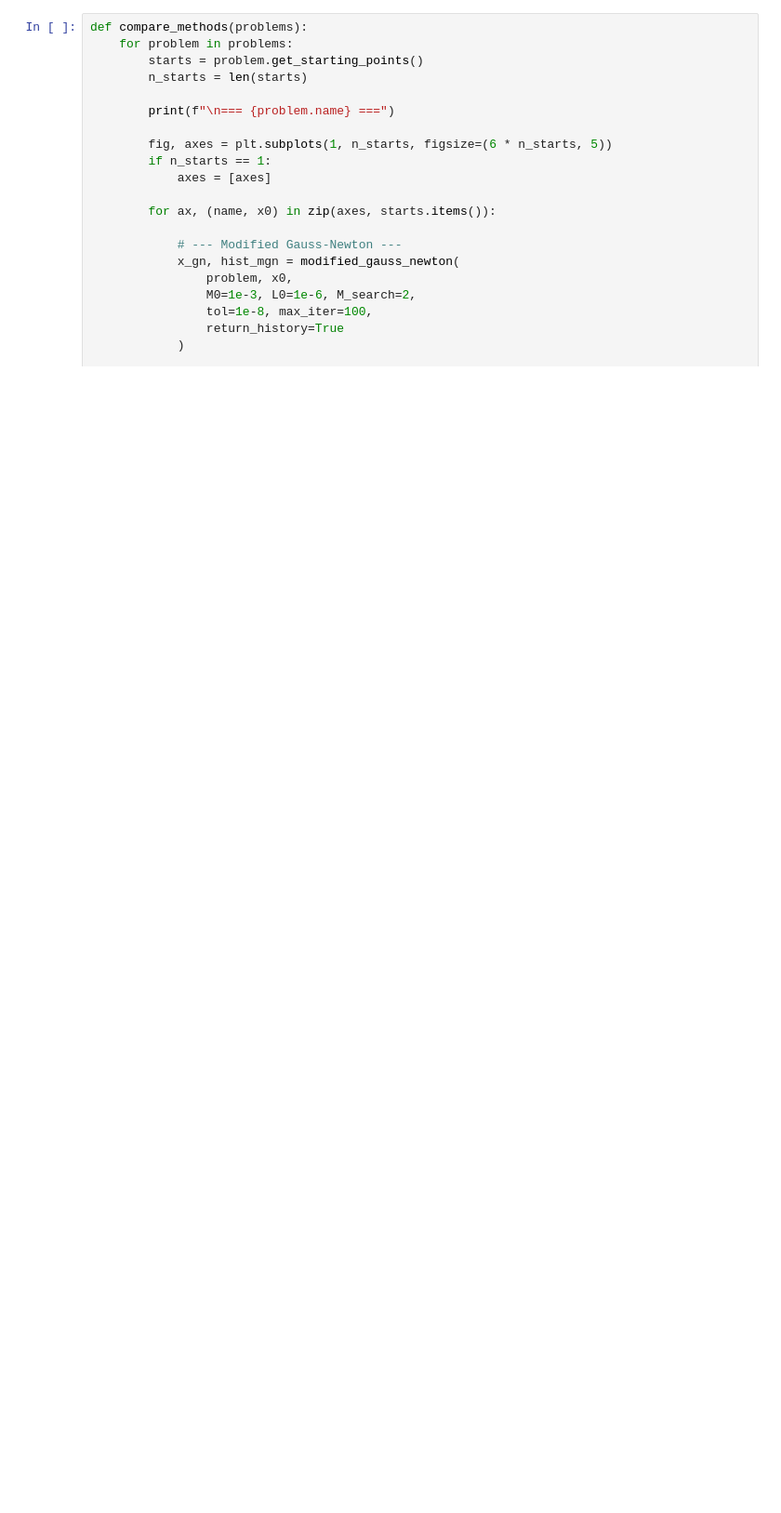
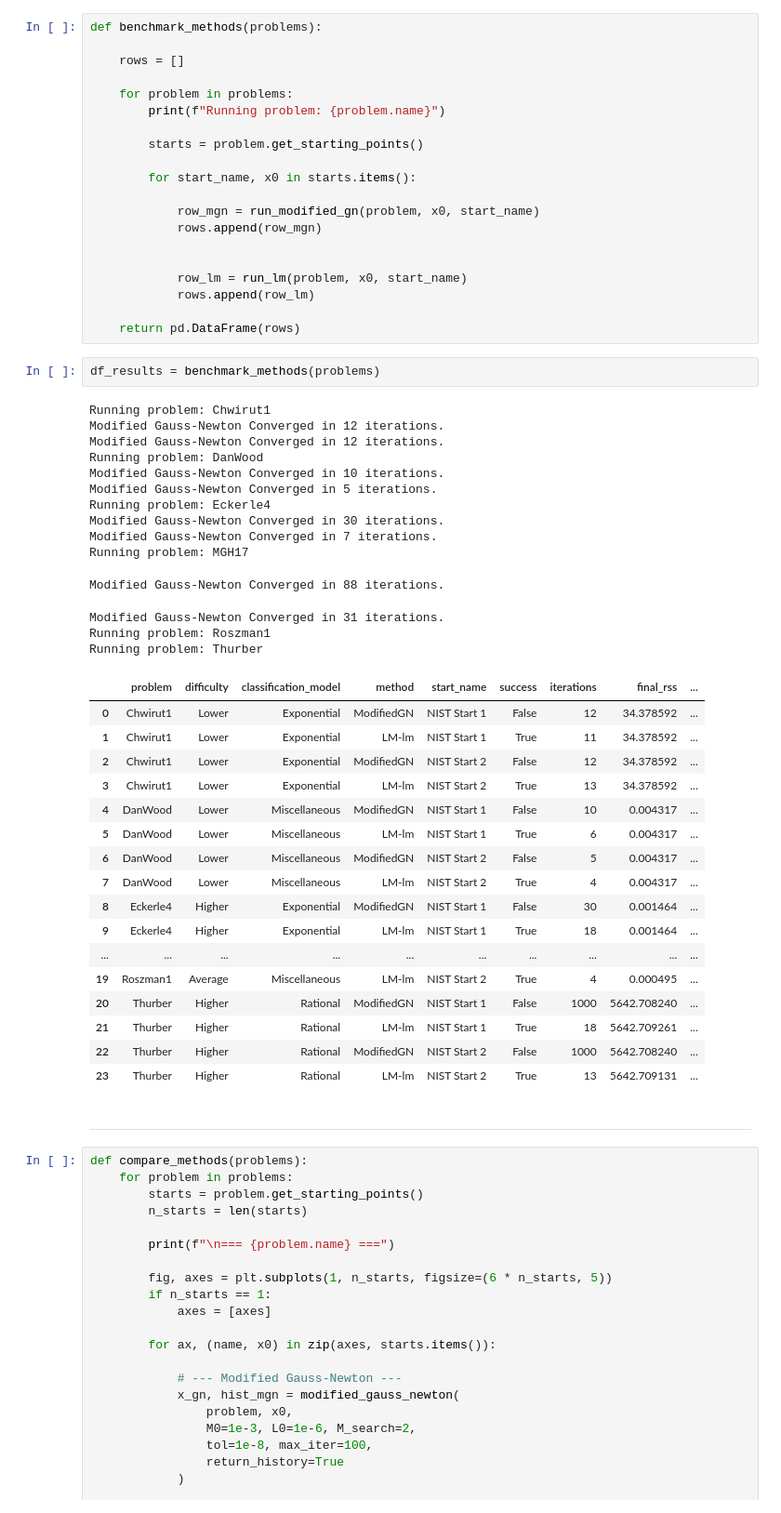
Before and after one commit to kwiatkowskaa/modified-gauss-newton, a Jupyter notebook: notebooks/example.ipynb, the cells around one changed output. Shown at 93% size. Saved outputs shown, nothing was run; the diff lists cells and outputs as text; blank space fills up the shorter version.

Commit message:
modified structure of problem's class

```diff
--- a/notebooks/example.ipynb
+++ b/notebooks/example.ipynb
@@ -36,3 +147,59 @@ def run_scipy_with_history(problem, x0):
+# %%
+def benchmark_methods(problems):
+
+    rows = []
+
+    for problem in problems:
+        print(f"Running problem: {problem.name}")
+
+        starts = problem.get_starting_points()
+
+        for start_name, x0 in starts.items():
+
+            row_mgn = run_modified_gn(problem, x0, start_name)
+            rows.append(row_mgn)
+
+
+            row_lm = run_lm(problem, x0, start_name)
+            rows.append(row_lm)
+
+    return pd.DataFrame(rows)
+# %%
+df_results = benchmark_methods(problems)
+# %% [output]
+Running problem: Chwirut1
+Modified Gauss-Newton Converged in 12 iterations.
+Modified Gauss-Newton Converged in 12 iterations.
+Running problem: DanWood
+Modified Gauss-Newton Converged in 10 iterations.
+Modified Gauss-Newton Converged in 5 iterations.
+Running problem: Eckerle4
+Modified Gauss-Newton Converged in 30 iterations.
+Modified Gauss-Newton Converged in 7 iterations.
+Running problem: MGH17
+Modified Gauss-Newton Converged in 88 iterations.
+Modified Gauss-Newton Converged in 31 iterations.
+Running problem: Roszman1
+Running problem: Thurber
+|  | problem | difficulty | classification_model | method | start_name | success | iterations | final_rss | ... |
+| 0 | Chwirut1 | Lower | Exponential | ModifiedGN | NIST Start 1 | False | 12 | 34.378592 | ... |
+| 1 | Chwirut1 | Lower | Exponential | LM-lm | NIST Start 1 | True | 11 | 34.378592 | ... |
+| 2 | Chwirut1 | Lower | Exponential | ModifiedGN | NIST Start 2 | False | 12 | 34.378592 | ... |
+| 3 | Chwirut1 | Lower | Exponential | LM-lm | NIST Start 2 | True | 13 | 34.378592 | ... |
+| 4 | DanWood | Lower | Miscellaneous | ModifiedGN | NIST Start 1 | False | 10 | 0.004317 | ... |
+| 5 | DanWood | Lower | Miscellaneous | LM-lm | NIST Start 1 | True | 6 | 0.004317 | ... |
+| 6 | DanWood | Lower | Miscellaneous | ModifiedGN | NIST Start 2 | False | 5 | 0.004317 | ... |
+| 7 | DanWood | Lower | Miscellaneous | LM-lm | NIST Start 2 | True | 4 | 0.004317 | ... |
+| 8 | Eckerle4 | Higher | Exponential | ModifiedGN | NIST Start 1 | False | 30 | 0.001464 | ... |
+| 9 | Eckerle4 | Higher | Exponential | LM-lm | NIST Start 1 | True | 18 | 0.001464 | ... |
+| ... | ... | ... | ... | ... | ... | ... | ... | ... | ... |
+| 19 | Roszman1 | Average | Miscellaneous | LM-lm | NIST Start 2 | True | 4 | 0.000495 | ... |
+| 20 | Thurber | Higher | Rational | ModifiedGN | NIST Start 1 | False | 1000 | 5642.708240 | ... |
+| 21 | Thurber | Higher | Rational | LM-lm | NIST Start 1 | True | 18 | 5642.709261 | ... |
+| 22 | Thurber | Higher | Rational | ModifiedGN | NIST Start 2 | False | 1000 | 5642.708240 | ... |
+| 23 | Thurber | Higher | Rational | LM-lm | NIST Start 2 | True | 13 | 5642.709131 | ... |
+# %% [markdown]
+---
 # %%
 def compare_methods(problems):
     for problem in problems:
```
Also changed, not shown: parts of 5 cells of this notebook, 5 other files.
